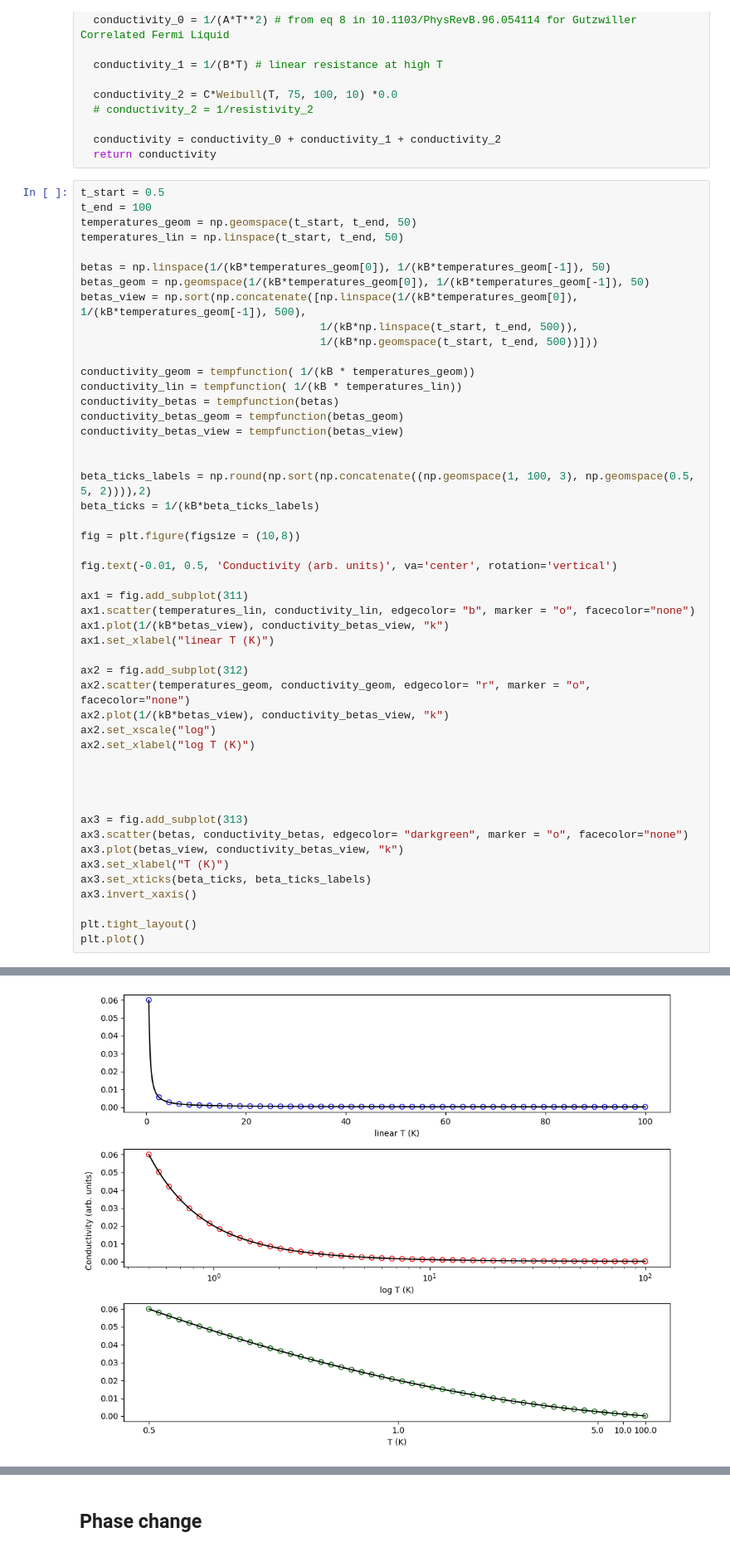
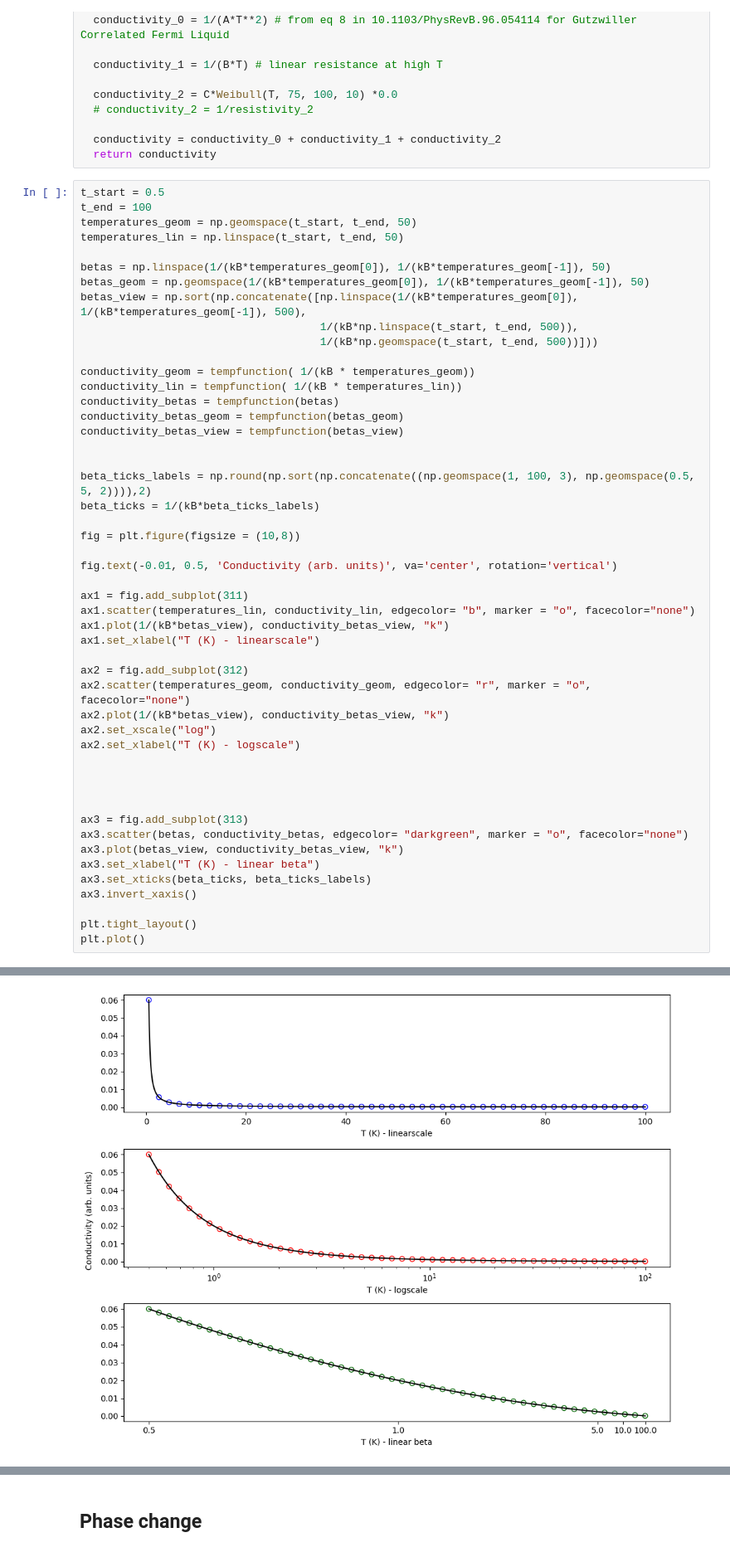
Before and after one commit to usnistgov/AutonomousVariableChoiceExample, a Jupyter notebook: AutonomousVariableChoiceExample.ipynb, the cells around one changed output, grey strips where cells are left out. Shown at 83% size. Cells and saved outputs as stored; diff of their text form.

```diff
--- a/AutonomousVariableChoiceExample.ipynb
+++ b/AutonomousVariableChoiceExample.ipynb
@@ -314,37 +314,37 @@ conductivity_betas_view = tempfunction(betas_view)
 
 beta_ticks_labels = np.round(np.sort(np.concatenate((np.geomspace(1, 100, 3), np.geomspace(0.5, 5, 2)))),2)
 beta_ticks = 1/(kB*beta_ticks_labels)
 
 fig = plt.figure(figsize = (10,8))
 
 fig.text(-0.01, 0.5, 'Conductivity (arb. units)', va='center', rotation='vertical')
 
 ax1 = fig.add_subplot(311)
 ax1.scatter(temperatures_lin, conductivity_lin, edgecolor= "b", marker = "o", facecolor="none")
 ax1.plot(1/(kB*betas_view), conductivity_betas_view, "k")
-ax1.set_xlabel("linear T (K)")
+ax1.set_xlabel("T (K) - linearscale")
 
 ax2 = fig.add_subplot(312)
 ax2.scatter(temperatures_geom, conductivity_geom, edgecolor= "r", marker = "o", facecolor="none")
 ax2.plot(1/(kB*betas_view), conductivity_betas_view, "k")
 ax2.set_xscale("log")
-ax2.set_xlabel("log T (K)")
+ax2.set_xlabel("T (K) - logscale")
 
 
 
 
 ax3 = fig.add_subplot(313)
 ax3.scatter(betas, conductivity_betas, edgecolor= "darkgreen", marker = "o", facecolor="none")
 ax3.plot(betas_view, conductivity_betas_view, "k")
-ax3.set_xlabel("T (K)")
+ax3.set_xlabel("T (K) - linear beta")
 ax3.set_xticks(beta_ticks, beta_ticks_labels)
 ax3.invert_xaxis()
 
 plt.tight_layout()
 plt.plot()
 # %% [output]
 []
-[figure, old version]
+[figure, new version]
 # %%
 fig = plt.figure(figsize = (10,5))
 
```
Also changed, not shown: parts of 2 cells of this notebook.
